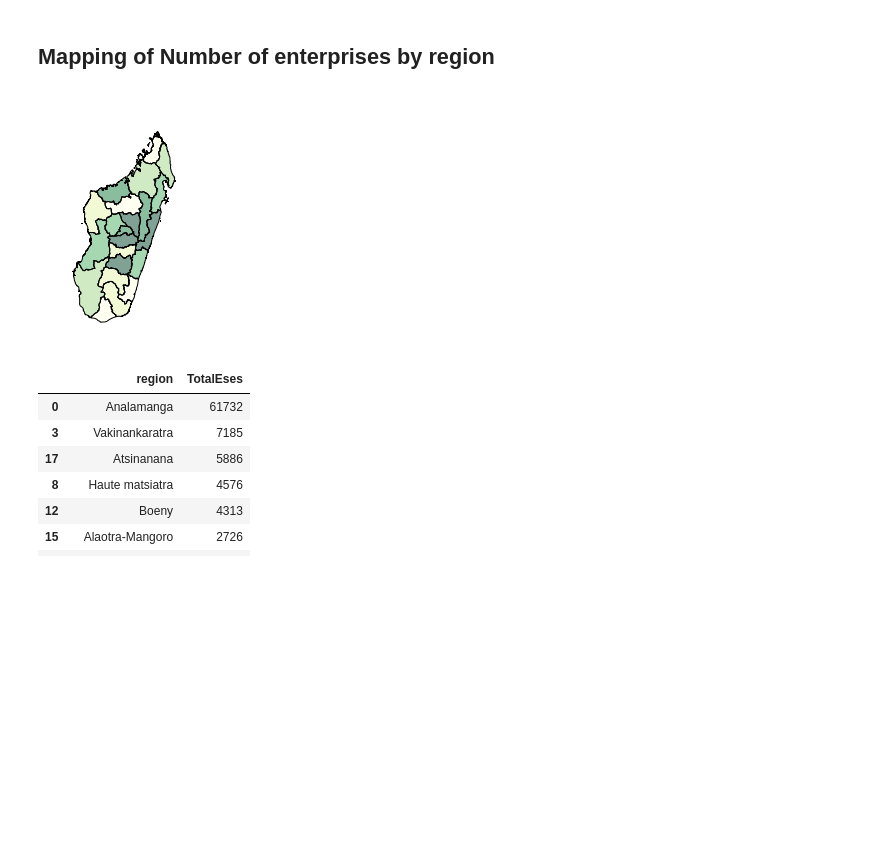
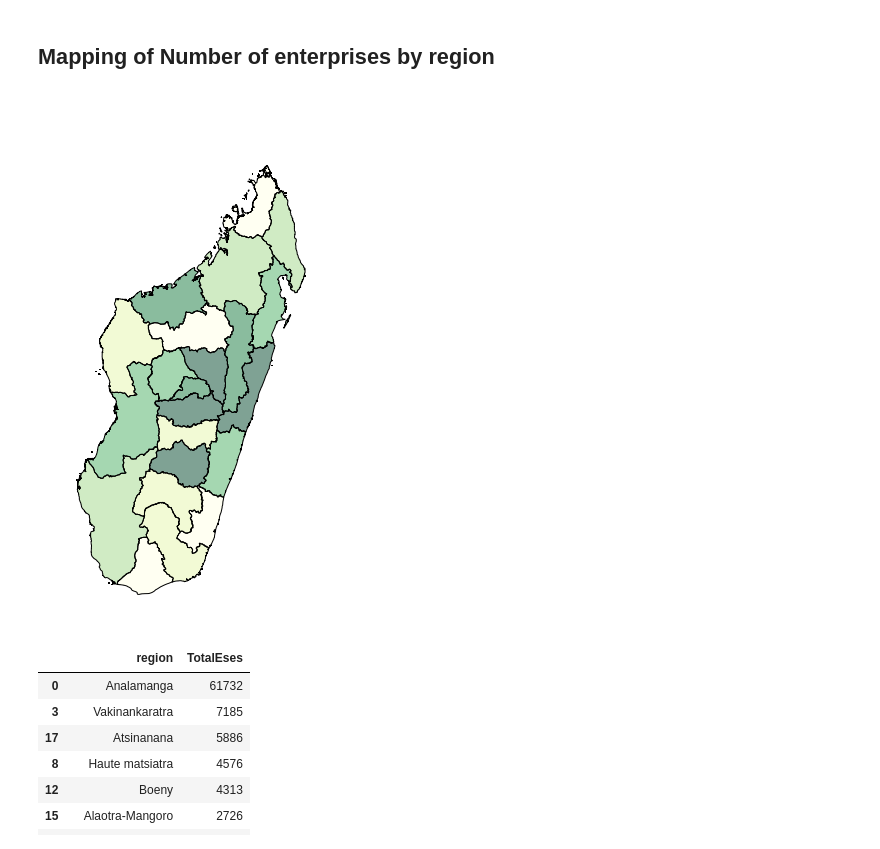
Before and after one commit to RanaivosonHerimanitra/Madagascar-in-Maps, a Jupyter notebook: madamap.ipynb, the cells around one changed output. Saved outputs shown, nothing was run; the diff lists cells and outputs as text; code cells hidden in the pictures; blank space fills up the shorter version.

```diff
--- a/madamap.ipynb
+++ b/madamap.ipynb
@@ -135,11 +135,11 @@ df = df.merge(CountEses, on="region")
 # %% [markdown]
 ## Mapping of Number of enterprises by region
 # %%
-kw = dict(column='TotalEses', k=6, cmap='YlGn')
+kw = dict(column='TotalEses', k=6, cmap='YlGn',figsize=(9, 9))
 ax = df.plot(scheme='QUANTILES', **kw)
 ax.set_axis_off()
 # %% [output]
-[figure, old version]
+[figure, new version]
 # %%
 df[['region','TotalEses']].sort_values(by=['TotalEses'], ascending=False)
 # %% [output]
```
Also changed, not shown: parts of 4 cells of this notebook.
